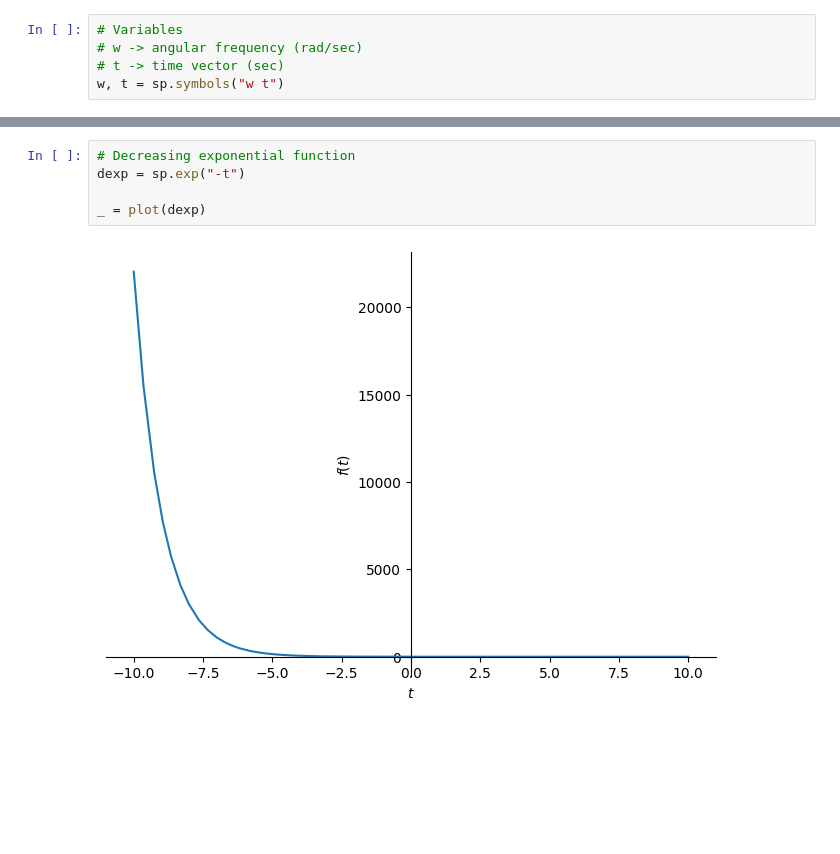
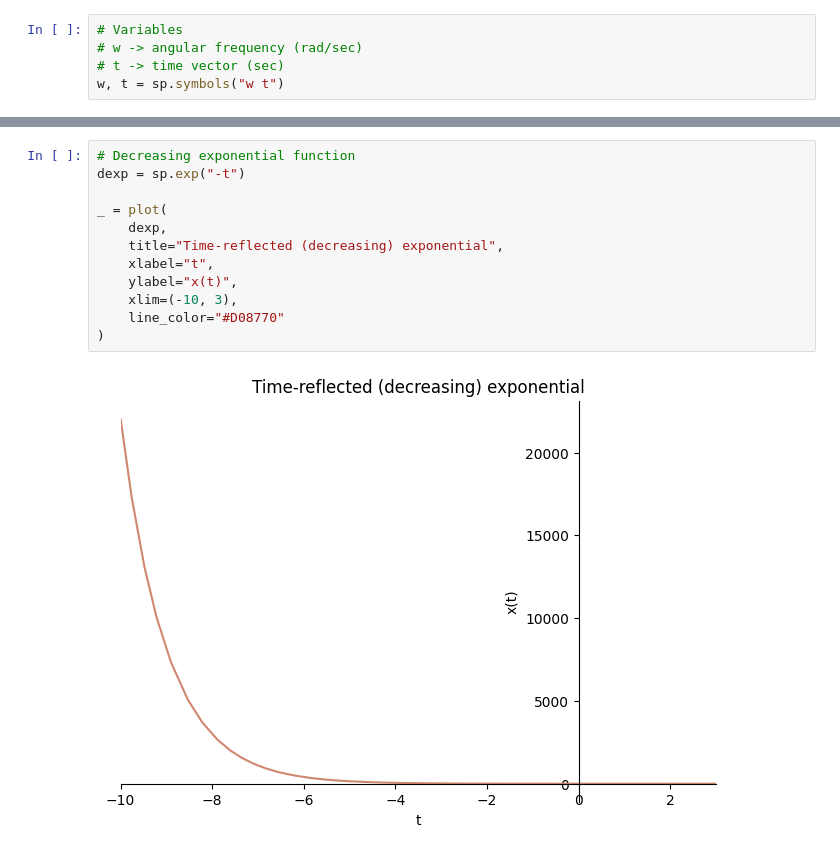
Before and after one commit to zjukd00m/SignalsAndSystems, a Jupyter notebook: Introduction/labs-01-exponentials.ipynb, the cells around one changed output, grey strips where cells are left out. Saved outputs shown, nothing was run; the diff lists cells and outputs as text; blank space fills up the shorter version.

```diff
--- a/Introduction/labs-01-exponentials.ipynb
+++ b/Introduction/labs-01-exponentials.ipynb
@@ -25,10 +58,17 @@ _ = plot(exp)
 # %%
 # Decreasing exponential function
 dexp = sp.exp("-t")
 
-_ = plot(dexp)
+_ = plot(
+    dexp,
+    title="Time-reflected (decreasing) exponential",
+    xlabel="t",
+    ylabel="x(t)",
+    xlim=(-10, 3),
+    line_color="#D08770"
+)
 # %% [output]
-[figure, old version]
+[figure, new version]
 # %%
 # ?
 reversed_exp = -sp.exp("t")
```
Also changed, not shown: parts of 18 cells of this notebook.
